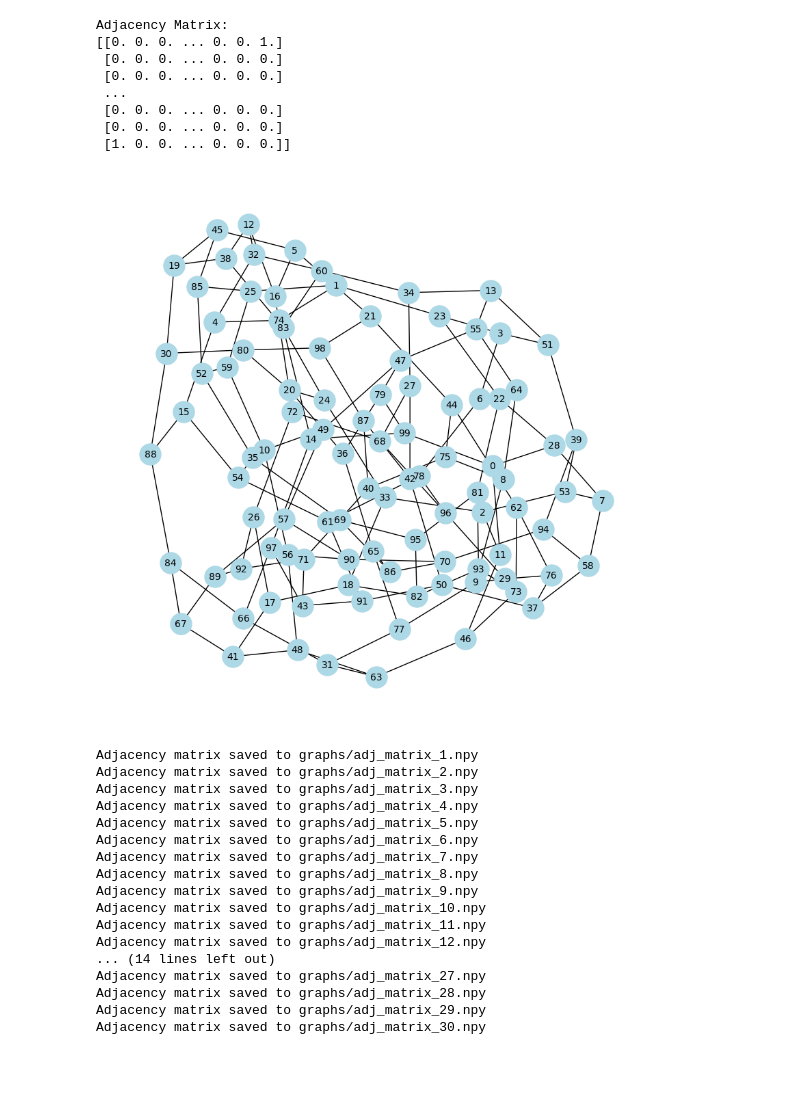
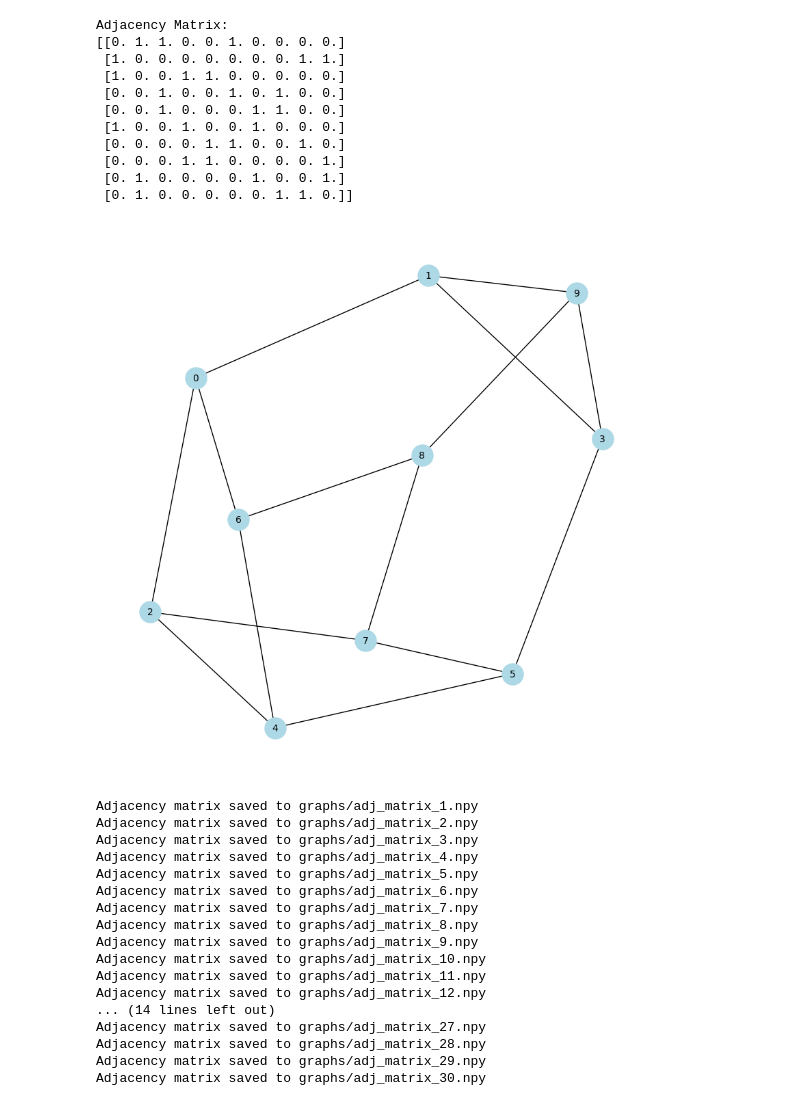
Before and after one commit to to24toro/AITranspiler, a Jupyter notebook: random_graph_generator.ipynb, the cells around one changed output. Saved outputs shown, nothing was run; the diff lists cells and outputs as text; code cells hidden in the pictures; blank space fills up the shorter version.

```diff
--- a/random_graph_generator.ipynb
+++ b/random_graph_generator.ipynb
@@ -3,5 +7,5 @@ from random_graph_generator import RandomGraphGenerator, load_graphs_to_datafram
 # %%
-num_nodes = 100
+num_nodes = 10
 # Initialize the generator with the number of nodes in the graph
 graph_gen = RandomGraphGenerator(num_nodes=num_nodes)
 # %%
@@ -14,18 +18,20 @@ print("Adjacency Matrix:")
 print(adj_matrix)
 # %% [output]
 Adjacency Matrix:
-[[0. 0. 0. ... 0. 0. 1.]
- [0. 0. 0. ... 0. 0. 0.]
- [0. 0. 0. ... 0. 0. 0.]
- ...
- [0. 0. 0. ... 0. 0. 0.]
- [0. 0. 0. ... 0. 0. 0.]
- [1. 0. 0. ... 0. 0. 0.]]
+[[0. 1. 1. 0. 0. 1. 0. 0. 0. 0.]
+ [1. 0. 0. 0. 0. 0. 0. 0. 1. 1.]
+ [1. 0. 0. 1. 1. 0. 0. 0. 0. 0.]
+ [0. 0. 1. 0. 0. 1. 0. 1. 0. 0.]
+ [0. 0. 1. 0. 0. 0. 1. 1. 0. 0.]
+ [1. 0. 0. 1. 0. 0. 1. 0. 0. 0.]
+ [0. 0. 0. 0. 1. 1. 0. 0. 1. 0.]
+ [0. 0. 0. 1. 1. 0. 0. 0. 0. 1.]
+ [0. 1. 0. 0. 0. 0. 1. 0. 0. 1.]
+ [0. 1. 0. 0. 0. 0. 0. 1. 1. 0.]]
-# %%
-# Plot the graph
-graph_gen.plot_graph(graph)
-# %% [output]
-[figure, removed]
+# %%
+plot_graph(graph)
+# %% [output]
+[figure, added]
 # %%
 # Generate multiple graphs (shots) and save the adjacency matrices
 shots = 30
```
Also changed, not shown: parts of 3 cells of this notebook, 35 other files.
